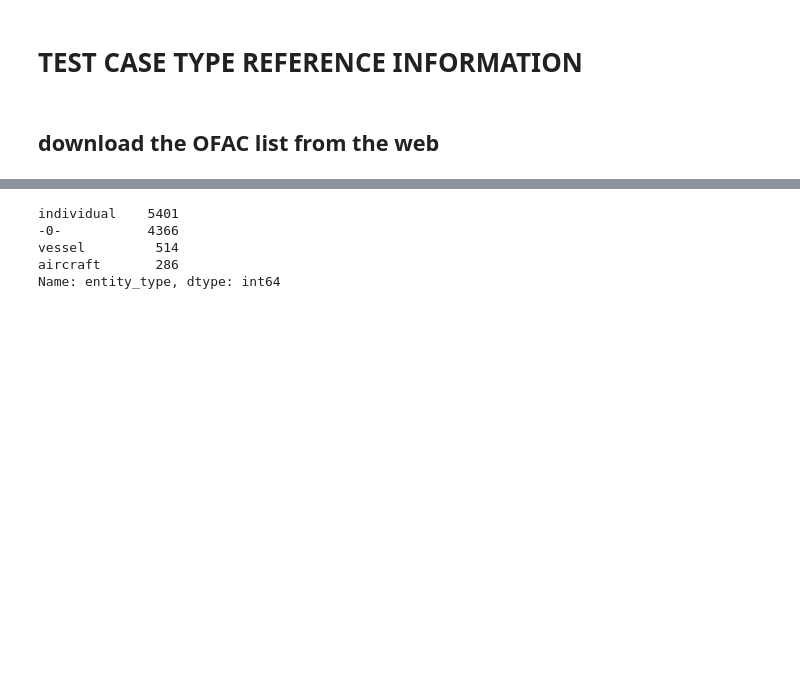
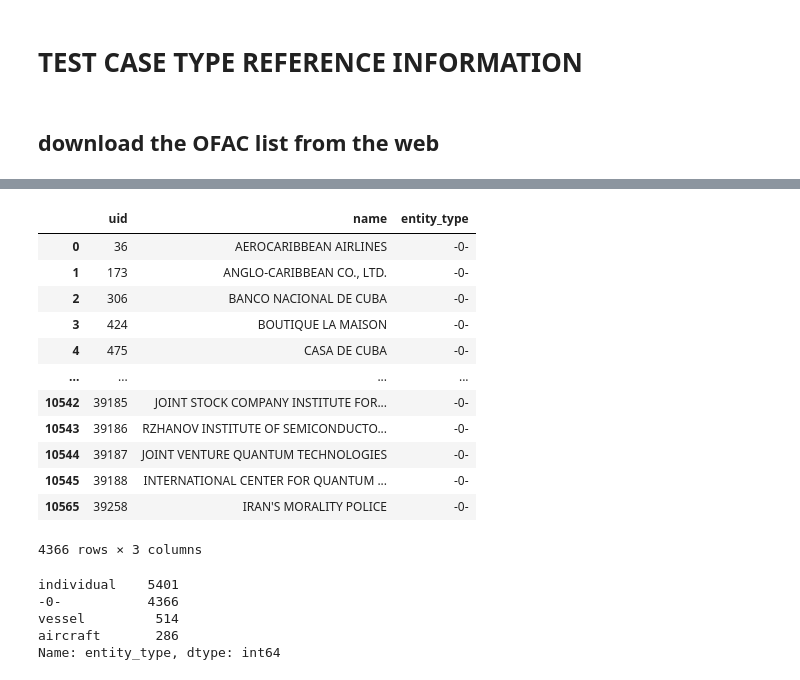
Before and after one commit to miki727/ABCNY_Project, a Jupyter notebook: Test case generator/Shuning Ma/test_case_generator_UID-212.ipynb, the cells around one changed output, grey strips where cells are left out. Saved outputs shown, nothing was run; the diff lists cells and outputs as text; code cells hidden in the pictures; blank space fills up the shorter version.

```diff
--- a/Test case generator/Shuning Ma/test_case_generator_UID-212.ipynb
+++ b/Test case generator/Shuning Ma/test_case_generator_UID-212.ipynb
@@ -57,3 +75,19 @@ ofac_list
+# %%
+ofac_list[ofac_list['entity_type'] == '-0- ']
+# %% [output]
+|  | uid | name | entity_type |
+| 0 | 36 | AEROCARIBBEAN AIRLINES | -0- |
+| 1 | 173 | ANGLO-CARIBBEAN CO., LTD. | -0- |
+| 2 | 306 | BANCO NACIONAL DE CUBA | -0- |
+| 3 | 424 | BOUTIQUE LA MAISON | -0- |
+| 4 | 475 | CASA DE CUBA | -0- |
+| ... | ... | ... | ... |
+| 10542 | 39185 | JOINT STOCK COMPANY INSTITUTE FOR... | -0- |
+| 10543 | 39186 | RZHANOV INSTITUTE OF SEMICONDUCTO... | -0- |
+| 10544 | 39187 | JOINT VENTURE QUANTUM TECHNOLOGIES | -0- |
+| 10545 | 39188 | INTERNATIONAL CENTER FOR QUANTUM ... | -0- |
+| 10565 | 39258 | IRAN'S MORALITY POLICE | -0- |
+4366 rows × 3 columns
 # %%
 ofac_list['entity_type'].value_counts()
 # %% [output]
```
Also changed, not shown: parts of 5 cells of this notebook, 10 other files.
